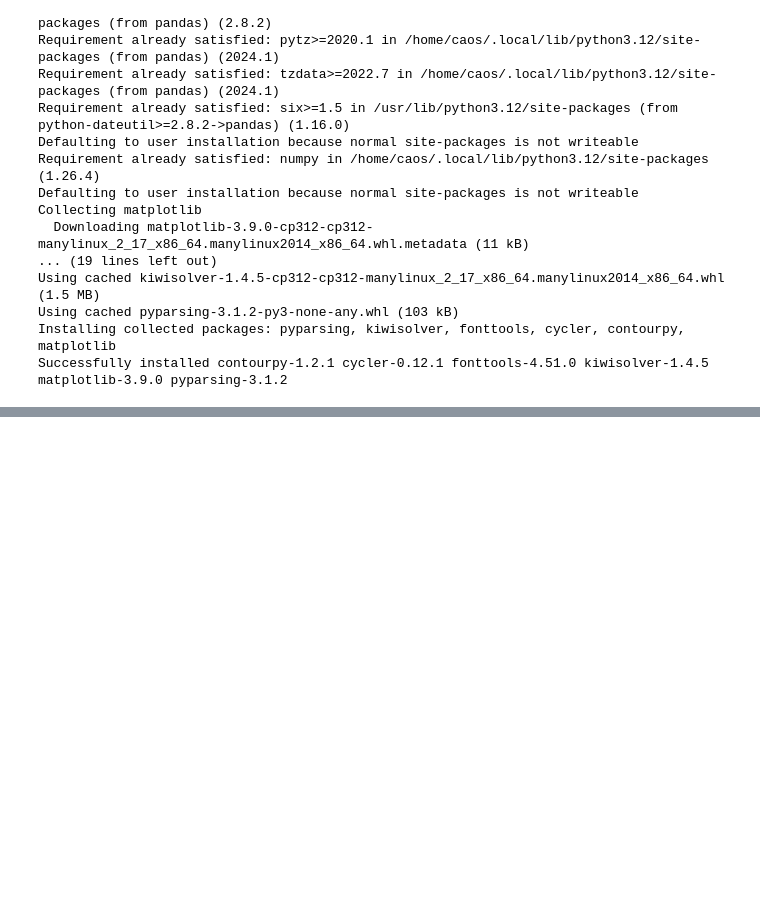
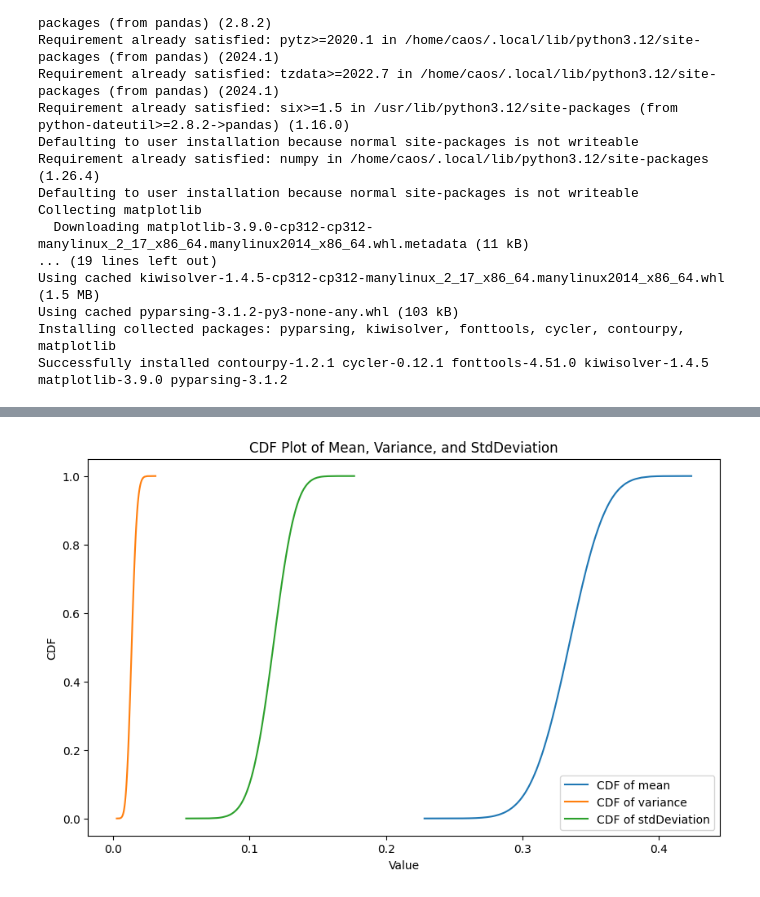
Before and after one commit to namelew/MonteCarloPointDistribution, a Jupyter notebook: notebooks/CirclesPlot.ipynb, the cells around one changed output, grey strips where cells are left out. Cells and saved outputs as stored; diff of their text form; code cells hidden in the pictures; blank space fills up the shorter version.

```diff
--- a/notebooks/CirclesPlot.ipynb
+++ b/notebooks/CirclesPlot.ipynb
@@ -91,6 +91,11 @@ def getExperimentSample(df:pd.DataFrame, r:int) -> pd.DataFrame:
     sampled_df = filtered_df.sample(n=filtered_df['number-of-points(k)'].iloc[0], random_state=1)
 
     return sampled_df
+
+def getExperimentResults(df:pd.DataFrame, r:int) -> pd.DataFrame:
+    filtered_df = df[df['number-of-runs(r)'] == r]
+
+    return filtered_df
 # %%
 # Assuming you have already read the CSV file and stored it in points_df
 
@@ -175,0 +181,27 @@ plt.show()
+# %%
+results_df = getExperimentResults(results_s0_df, R)
+
+results_df_sorted = results_df.sort_values(by='run-id(rid)')
+
+# Define the columns to plot
+columns_to_plot = ['mean', 'variance', 'stdDeviation']
+
+# Create a figure and axis
+plt.figure(figsize=(10, 6))
+
+# Plot CDF for each column
+for column in columns_to_plot:
+    sorted_data = np.sort(results_df_sorted[column])
+    yvals = np.arange(1, len(sorted_data) + 1) / len(sorted_data)
+    plt.plot(sorted_data, yvals, label=f"CDF of {column}")
+
+# Add labels and title
+plt.xlabel("Value")
+plt.ylabel("CDF")
+plt.title("CDF Plot of Mean, Variance, and StdDeviation")
+plt.legend()
+
+# Show the plot
+plt.show()
+# %% [output]
+[figure, added]
```
Also changed, not shown: parts of 10 cells of this notebook.
